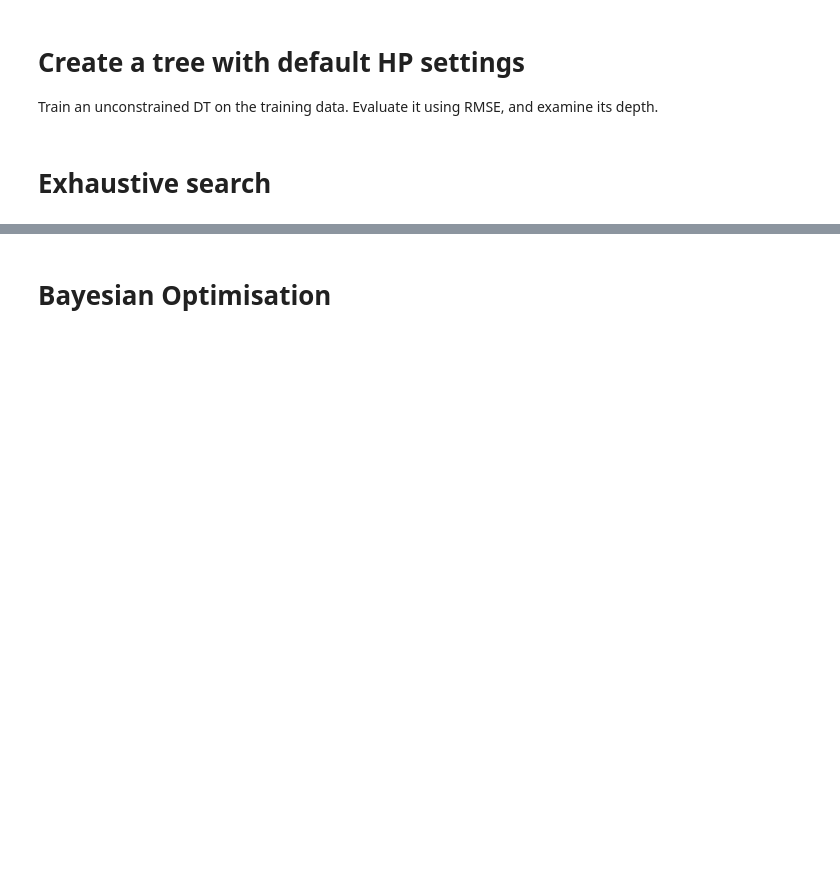
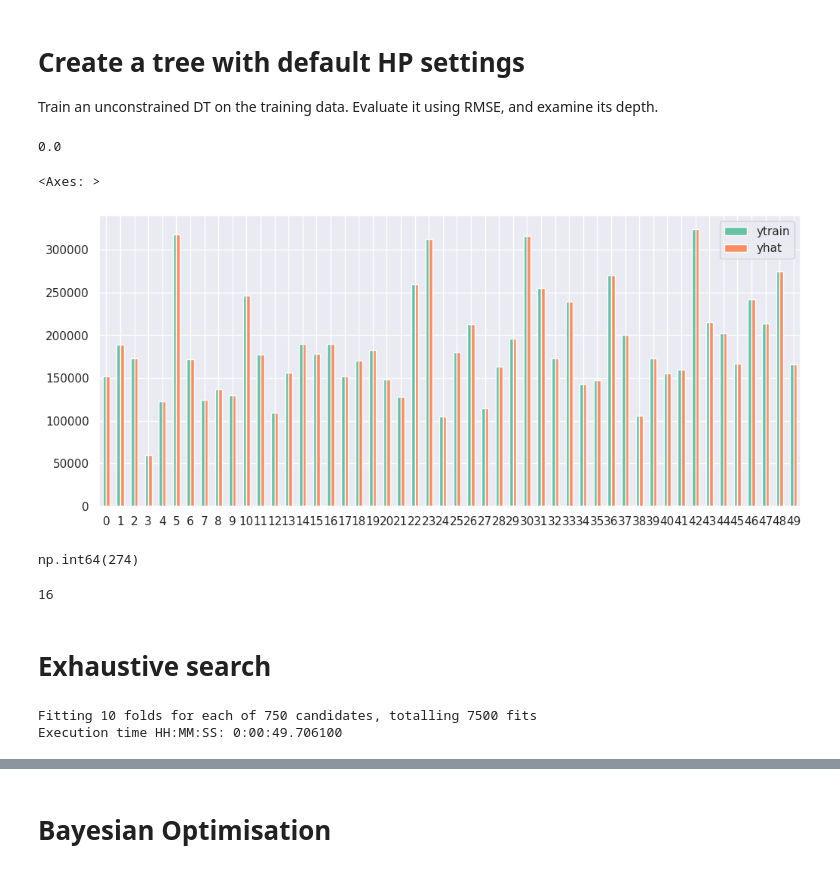
Before and after one commit to mabdulrehman8833-cloud/bd4dm, a Jupyter notebook: Model development/Exercise 3.ipynb, the cells around one changed output, grey strips where cells are left out. Cells and saved outputs as stored; diff of their text form; code cells hidden in the pictures; blank space fills up the shorter version.

```diff
--- a/Model development/Exercise 3.ipynb
+++ b/Model development/Exercise 3.ipynb
@@ -28,7 +38,7 @@ warnings.filterwarnings("ignore", category=UserWarning)
 # %% [markdown]
 # Load data
 # %%
-trainset = ???
-testset = ???
+trainset = pd.read_csv("testset-ames-housing.csv")
+testset = pd.read_csv("trainset-ames-housing.csv")
 # %%
 trainset.info()
@@ -48,6 +94,29 @@ Train an unconstrained DT on the training data. Evaluate it using RMSE, and exam
 # %%
 from sklearn.tree import DecisionTreeRegressor
 from sklearn.metrics import root_mean_squared_error
+
+tree_reg = DecisionTreeRegressor(random_state=7)
+tree_reg.fit(Xtrain, ytrain)
+yhat = tree_reg.predict(Xtrain)
+tree_rmse = root_mean_squared_error(ytrain, yhat)
+tree_rmse
+# %% [output]
+0.0
+# %%
+# create a temporary dataframe containing two columns
+df_tmp = pd.DataFrame({"ytrain": ytrain[:50], "yhat": yhat[:50]})
+
+# plot the dataframe
+df_tmp.plot(figsize=(12,5), kind="bar", rot=0)
+# %% [output]
+<Axes: >
+[figure, added]
+# %%
+tree_reg.get_n_leaves()
+# %% [output]
+np.int64(274)
 # %%
 # the depth of the tree
 tree_reg.get_depth()
+# %% [output]
+16
@@ -60,9 +131,10 @@ start = timer()
 
 # specify the hyperparameters and their values
 hp_grid = {
-    'max_depth': [???],
-    'min_samples_leaf': [???],
-    'min_samples_split': [???],
+    'max_depth': [50, 100, 500, 1000, 5000],
+    'min_samples_leaf': [50, 100, 500, 1000, 5000],
+    'min_samples_split': [50, 100, 500, 1000, 5000],
+    'max_leaf_nodes': [50, 100, 500, 1000, 5000, None]
 }
 
 tree_reg = DecisionTreeRegressor(random_state=7)
@@ -72,8 +144,11 @@ grid_search = GridSearchCV(tree_reg, hp_grid, cv=10,
                            scoring='neg_root_mean_squared_error',
                            return_train_score=True, verbose=1)
 
-grid_search.fit(???)
+grid_search.fit(Xtrain, ytrain)
 
 print("Execution time HH:MM:SS:", timedelta(seconds=timer() - start))
+# %% [output]
+Fitting 10 folds for each of 750 candidates, totalling 7500 fits
+Execution time HH:MM:SS: 0:00:49.706100
 # %%
 grid_search.best_estimator_
```
Also changed, not shown: parts of 20 cells of this notebook.
